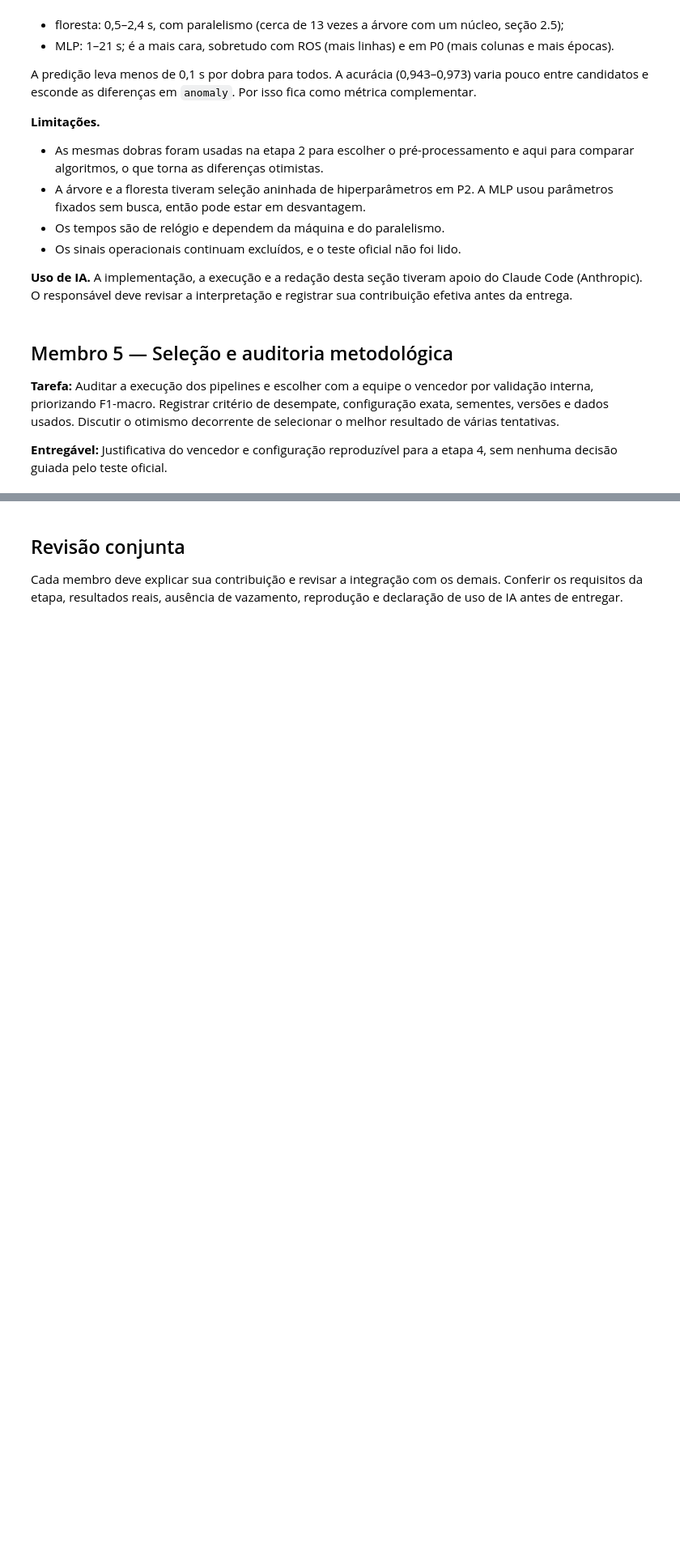
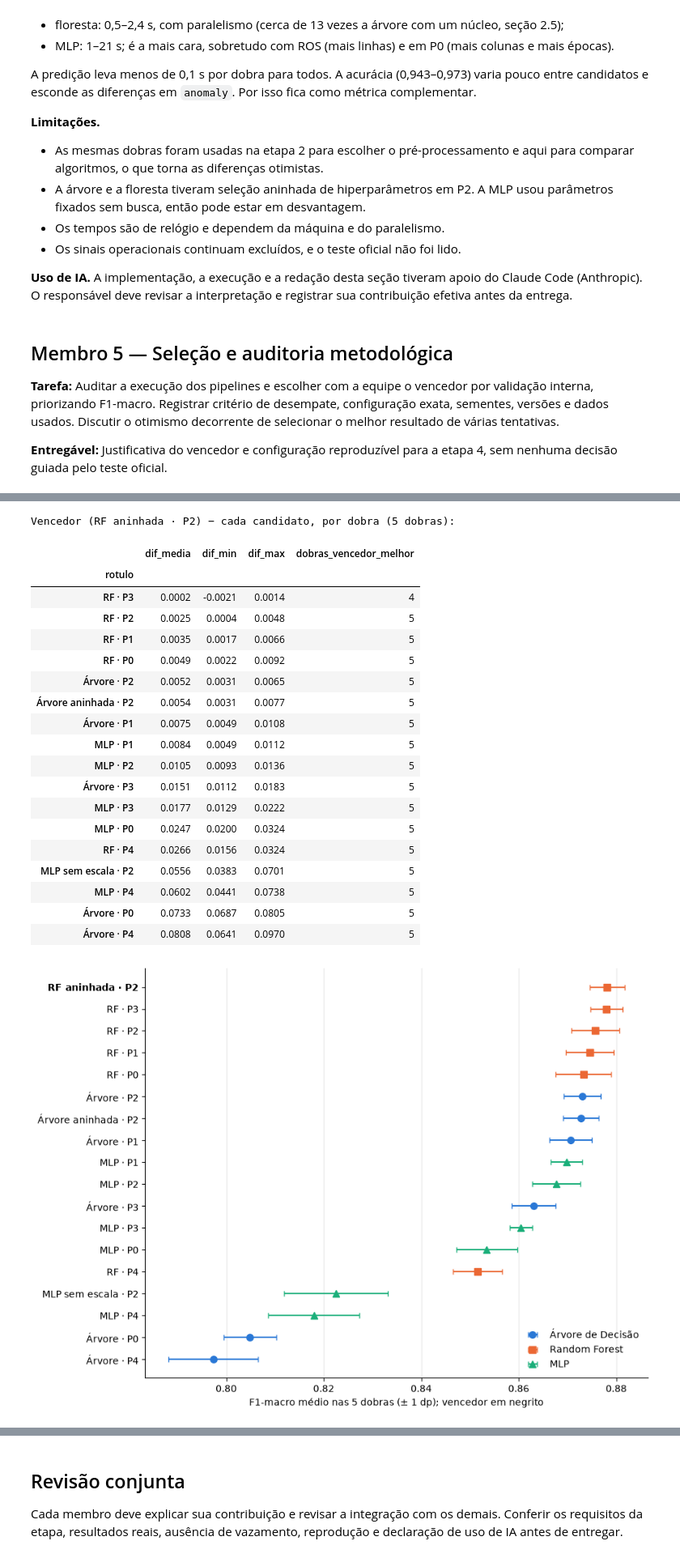
Before and after one commit to matheusmra/tp-ia, a Jupyter notebook: notebooks/03_classificadores.ipynb, the cells around one changed output, grey strips where cells are left out. Shown at 81% size. Drawn from its saved outputs; the diff is of its cells as text; code cells hidden in the pictures; blank space fills up the shorter version.

```diff
--- a/notebooks/03_classificadores.ipynb
+++ b/notebooks/03_classificadores.ipynb
@@ -1539,0 +1629,48 @@ A predição leva menos de 0,1 s por dobra para todos. A acurácia (0,943–0,97
+# %%
+# Membro 5 — 5.3 Aplicação da regra de seleção declarada em 5.1
+LIMIAR_EMPATE = 0.0005
+ranking = (tabela_etapa3.sort_values(["f1_macro_media", "f1_anomaly", "seg_ajuste"], ascending=[False, False, True])
+           .reset_index(drop=True))
+ranking["dif_para_lider"] = ranking.f1_macro_media - ranking.f1_macro_media.iloc[0]
+# Passo 2: empatados com o líder no F1-macro; passo 3: maior F1 de anomaly e, persistindo, menor tempo.
+empatados = ranking[ranking.dif_para_lider > -LIMIAR_EMPATE]
+empatados_anomaly = empatados[empatados.f1_anomaly > empatados.f1_anomaly.max() - LIMIAR_EMPATE]
+vencedor = empatados_anomaly.sort_values("seg_ajuste").iloc[0]
+print("Empatados com o líder no F1-macro (diferença < 0,0005):", empatados.rotulo.tolist())
+if len(empatados) > 1:
+    print("Ainda empatados após o critério do F1 de anomaly (diferença < 0,0005):", empatados_anomaly.rotulo.tolist())
+if len(empatados_anomaly) > 1:
+    print("Desempate final pelo menor tempo médio de ajuste (s/dobra):",
+          empatados_anomaly.set_index("rotulo").seg_ajuste.round(2).to_dict())
+print(f"Vencedor: {vencedor.rotulo} — {vencedor.algoritmo} ({vencedor.variante}, escala {vencedor.escala}), "
+      f"{vencedor.configuracao}: F1-macro {vencedor.f1_macro_media:.4f} ± {vencedor.f1_macro_dp:.4f}")
+
+with pd.option_context("display.float_format", "{:.4f}".format, "display.width", 250, "display.max_rows", 30):
+    display(ranking[["rotulo", "algoritmo", "variante", "escala", "configuracao", "f1_macro_media", "f1_macro_dp",
+                     "dif_para_lider", "f1_anomaly", "precisao_anomaly", "recall_anomaly", "seg_ajuste"]]
+            .rename(index=lambda i: i + 1))
+
+# Diferenças pareadas por dobra: vencedor − cada candidato.
+f1_por_dobra = por_dobra_etapa3.pivot(index="dobra", columns="rotulo", values="f1_macro")
+dif_vencedor = f1_por_dobra.rsub(f1_por_dobra[vencedor.rotulo], axis=0).drop(columns=vencedor.rotulo)
+pareado_vencedor = pd.DataFrame({"dif_media": dif_vencedor.mean(), "dif_min": dif_vencedor.min(),
+                                 "dif_max": dif_vencedor.max(), "dobras_vencedor_melhor": (dif_vencedor > 0).sum()})
+print(f"Vencedor ({vencedor.rotulo}) − cada candidato, por dobra (5 dobras):")
+display(pareado_vencedor.sort_values("dif_media").round(4))
+
+# Visão geral do ranking: F1-macro médio ± dp de todos os candidatos, cor e marcador por algoritmo.
+ordem_grafico = ranking.iloc[::-1].reset_index(drop=True)     # melhor no topo
+fig, eixo = plt.subplots(figsize=(9, 6.5), layout="constrained")
+for algoritmo, cor in CORES_ALGORITMO.items():
+    parte = ordem_grafico[ordem_grafico.algoritmo == algoritmo]
+    eixo.errorbar(parte.f1_macro_media, parte.index, xerr=parte.f1_macro_dp, fmt=MARCADORES_ALGORITMO[algoritmo],
+                  color=cor, markersize=7, capsize=3, elinewidth=1.5, linestyle="none", label=algoritmo)
+eixo.set_yticks(ordem_grafico.index, ordem_grafico.rotulo)
+eixo.get_yticklabels()[int(np.flatnonzero(ordem_grafico.rotulo == vencedor.rotulo)[0])].set_fontweight("bold")
+eixo.set_xlabel("F1-macro médio nas 5 dobras (± 1 dp); vencedor em negrito")
+eixo.grid(axis="x", color="#e6e6e6", linewidth=0.8)
+eixo.set_axisbelow(True)
+eixo.spines[["top", "right"]].set_visible(False)
+eixo.legend(loc="lower right", frameon=False)
+plt.show()
+# %% [output]
@@ -1539,0 +1698,21 @@ A predição leva menos de 0,1 s por dobra para todos. A acurácia (0,943–0,97
+Vencedor (RF aninhada · P2) − cada candidato, por dobra (5 dobras):
+|  | dif_media | dif_min | dif_max | dobras_vencedor_melhor |
+| rotulo |  |  |  |  |
+| RF · P3 | 0.0002 | -0.0021 | 0.0014 | 4 |
+| RF · P2 | 0.0025 | 0.0004 | 0.0048 | 5 |
+| RF · P1 | 0.0035 | 0.0017 | 0.0066 | 5 |
+| RF · P0 | 0.0049 | 0.0022 | 0.0092 | 5 |
+| Árvore · P2 | 0.0052 | 0.0031 | 0.0065 | 5 |
+| Árvore aninhada · P2 | 0.0054 | 0.0031 | 0.0077 | 5 |
+| Árvore · P1 | 0.0075 | 0.0049 | 0.0108 | 5 |
+| MLP · P1 | 0.0084 | 0.0049 | 0.0112 | 5 |
+| MLP · P2 | 0.0105 | 0.0093 | 0.0136 | 5 |
+| Árvore · P3 | 0.0151 | 0.0112 | 0.0183 | 5 |
+| MLP · P3 | 0.0177 | 0.0129 | 0.0222 | 5 |
+| MLP · P0 | 0.0247 | 0.0200 | 0.0324 | 5 |
+| RF · P4 | 0.0266 | 0.0156 | 0.0324 | 5 |
+| MLP sem escala · P2 | 0.0556 | 0.0383 | 0.0701 | 5 |
+| MLP · P4 | 0.0602 | 0.0441 | 0.0738 | 5 |
+| Árvore · P0 | 0.0733 | 0.0687 | 0.0805 | 5 |
+| Árvore · P4 | 0.0808 | 0.0641 | 0.0970 | 5 |
+[figure, added]
```
Also changed, not shown: parts of 11 cells of this notebook.
